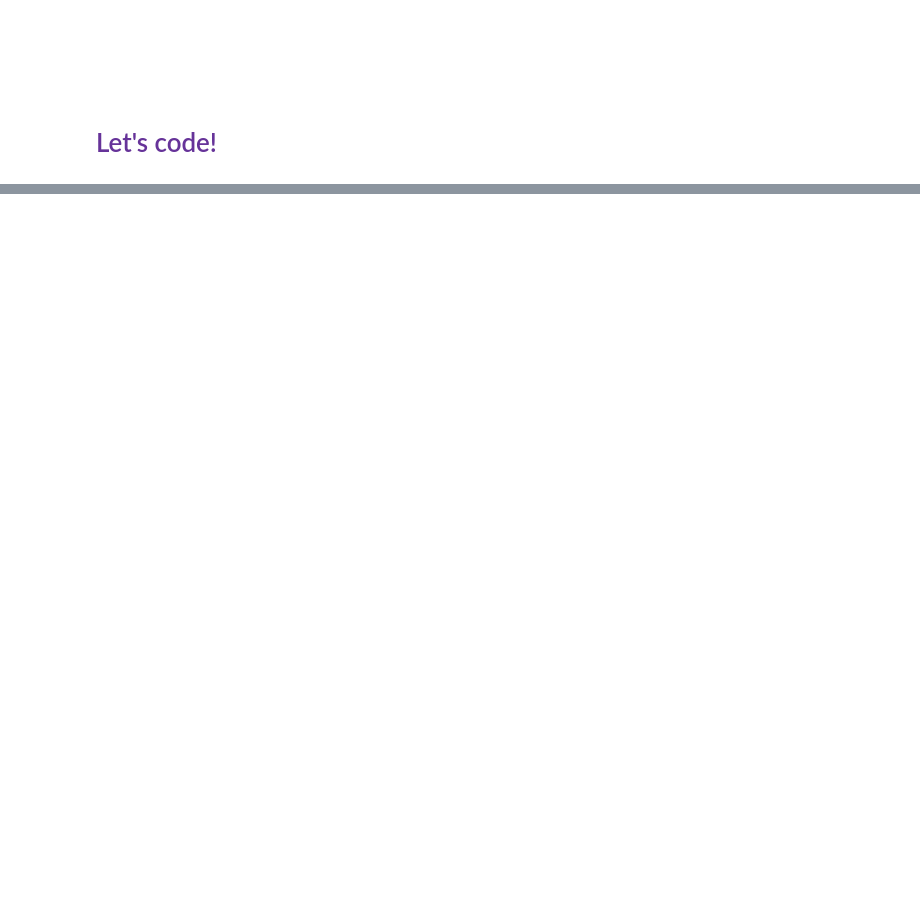
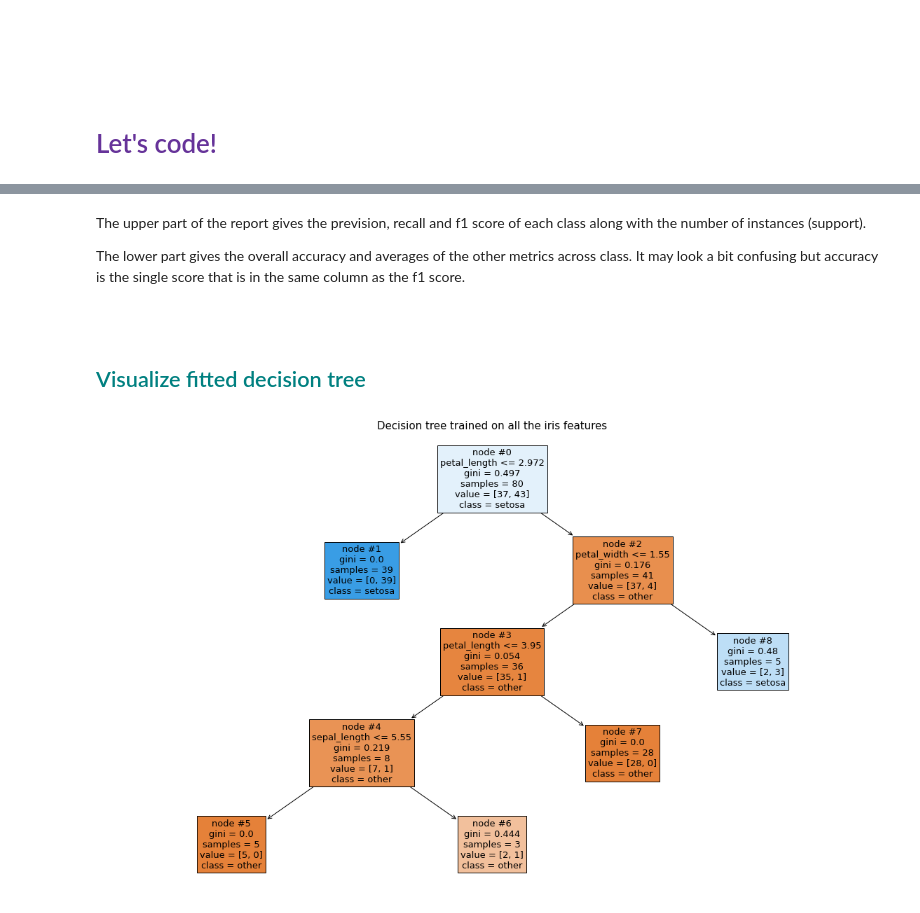
Before and after one commit to ja-nguyen/rcs-sklearn_workshop, a Jupyter notebook: Day2_1_DecisionTree.ipynb, the cells around one changed output, grey strips where cells are left out. Saved outputs shown, nothing was run; the diff lists cells and outputs as text; code cells hidden in the pictures; blank space fills up the shorter version.

```diff
--- a/Day2_1_DecisionTree.ipynb
+++ b/Day2_1_DecisionTree.ipynb
@@ -142,0 +223,15 @@ disp.plot()
+# %% [markdown]
+The upper part of the report gives the prevision, recall and f1 score of each class along with the number of instances (support).
+
+The lower part gives the overall accuracy and averages of the other metrics across class. It may look a bit confusing but accuracy is the single score that is in the same column as the f1 score.
+# %% [markdown]
+## <br><span style="color:teal"> Visualize fitted decision tree
+# %%
+from sklearn.tree import plot_tree
+
+plt.figure(figsize=(20,12))
+plot_tree(model['regressor'], feature_names=feature_names, class_names=labels, filled=True, fontsize=13, node_ids=True)
+plt.title("Decision tree trained on all the iris features", fontsize=15)
+plt.show()
+# %% [output]
+[figure, added]
```
Also changed, not shown: parts of 28 cells of this notebook, 6 other files.
